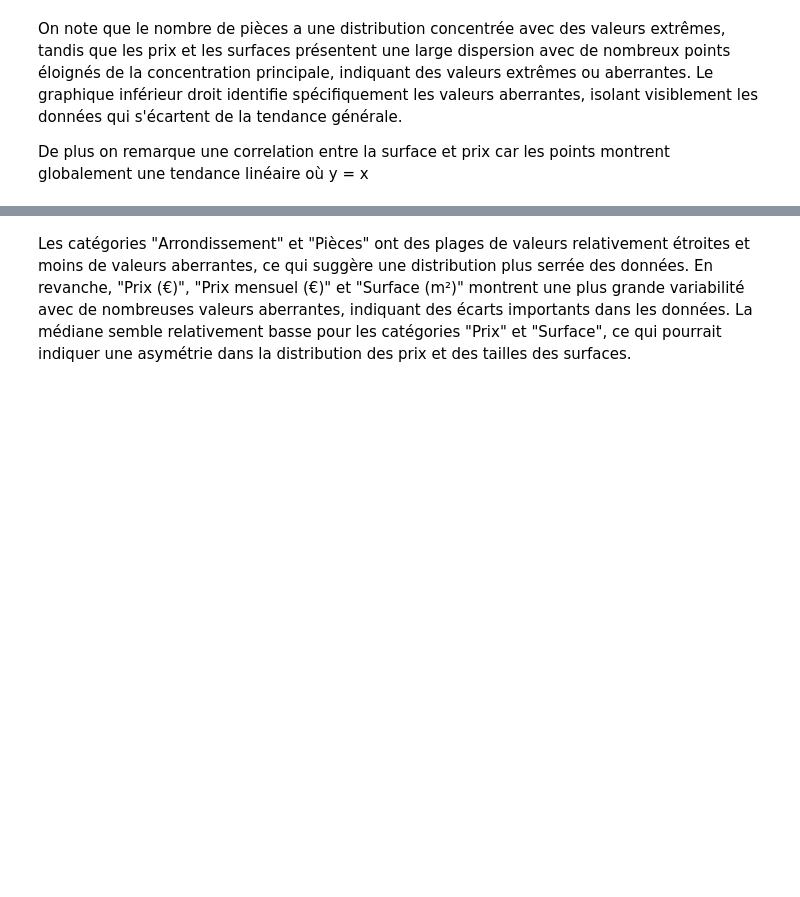
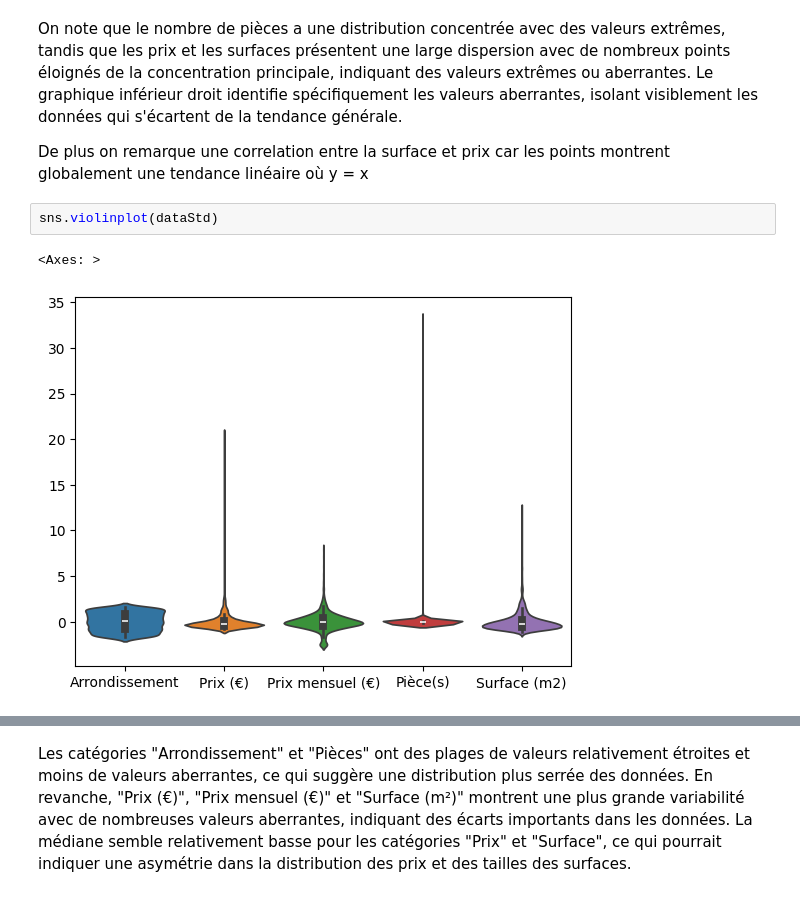
Before and after one commit to Zhuanu/Projet-DALAS, a Jupyter notebook: eda.ipynb, the cells around one changed output, grey strips where cells are left out. Drawn from its saved outputs; the diff is of its cells as text; blank space fills up the shorter version.

```diff
--- a/eda.ipynb
+++ b/eda.ipynb
@@ -258,3 +239,8 @@ pd.plotting.scatter_matrix(dataStd, figsize=(8, 8));
 On note que le nombre de pièces a une distribution concentrée avec des valeurs extrêmes, tandis que les prix et les surfaces présentent une large dispersion avec de nombreux points éloignés de la concentration principale, indiquant des valeurs extrêmes ou aberrantes. Le graphique inférieur droit identifie spécifiquement les valeurs aberrantes, isolant visiblement les données qui s'écartent de la tendance générale.
 
 De plus on remarque une correlation entre la surface et prix car les points montrent globalement une tendance linéaire où y = x
+# %%
+sns.violinplot(dataStd)
+# %% [output]
+<Axes: >
+[figure, added]
```
Also changed, not shown: parts of 71 cells of this notebook.
